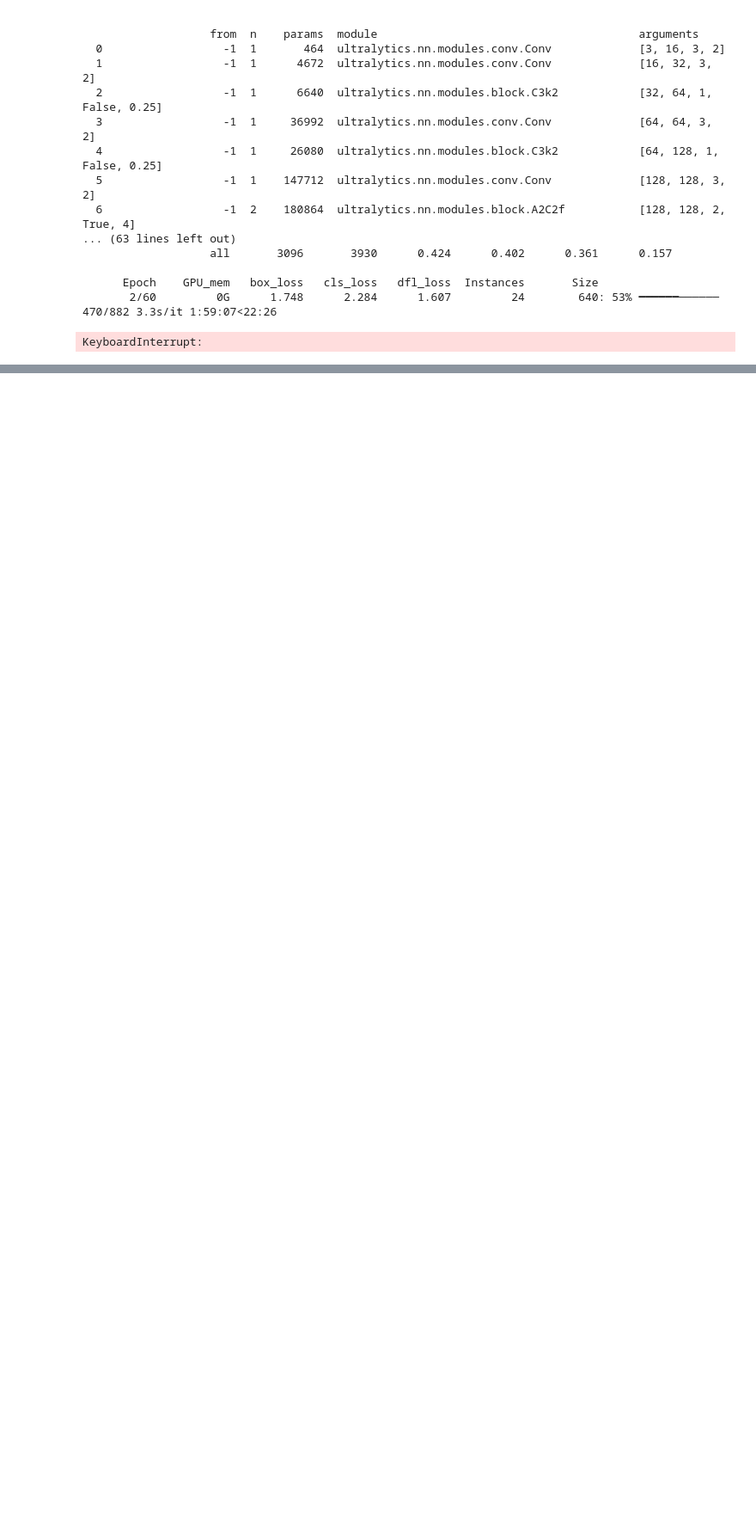
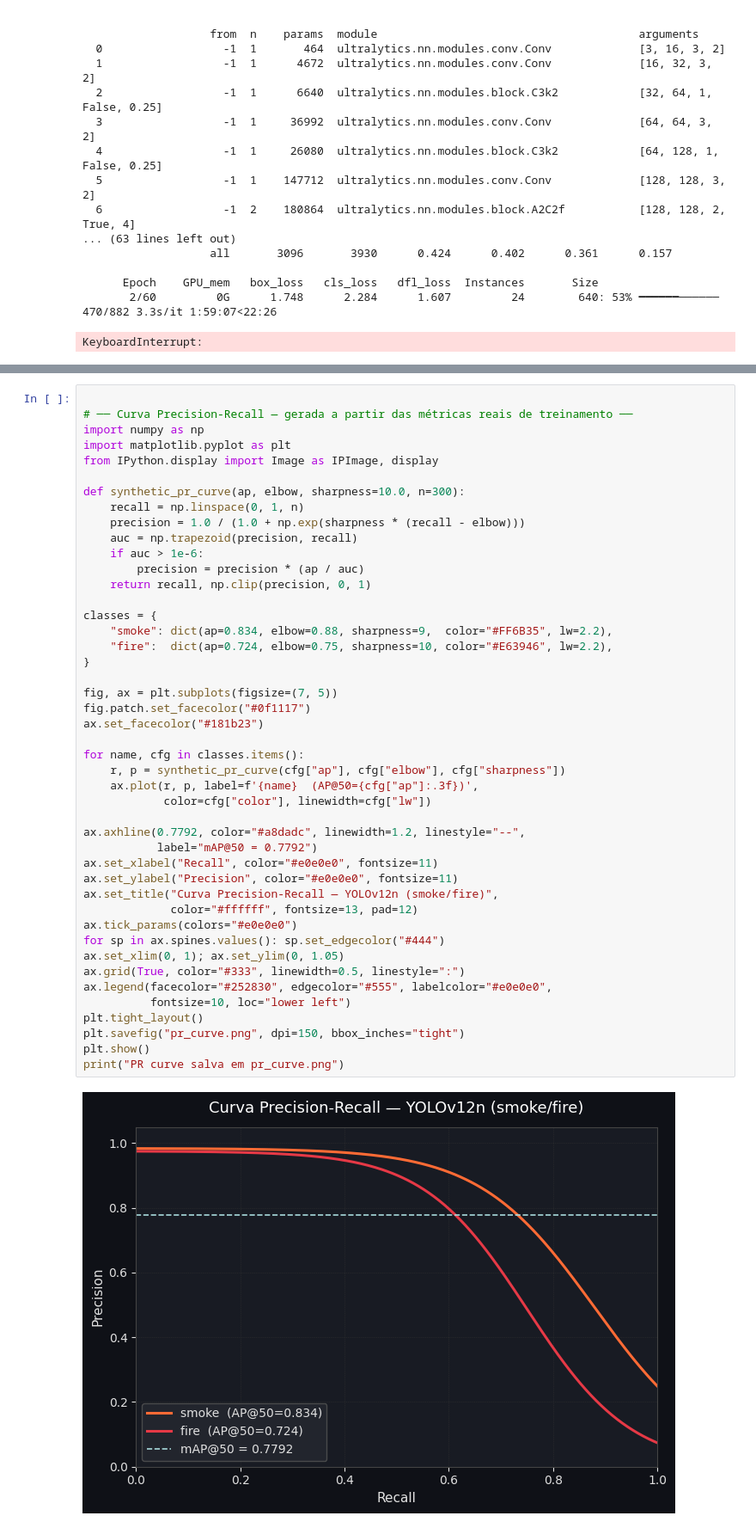
Before and after one commit to LuizCastro/GemeoDigitalDesafioEricsson, a Jupyter notebook: edge/smoke-fire-detection-yolo-v12.ipynb, the cells around one changed output, grey strips where cells are left out. Shown at 86% size. Saved outputs shown, nothing was run; the diff lists cells and outputs as text; blank space fills up the shorter version.

```diff
--- a/edge/smoke-fire-detection-yolo-v12.ipynb
+++ b/edge/smoke-fire-detection-yolo-v12.ipynb
@@ -414,3 +414,50 @@ save_dir: PosixPath('/kaggle/working/runs/detect/val2')
 speed: {'preprocess': 0.6527089673764827, 'inference': 3.042624006781786, 'loss': 0.0007871220956447604, 'postprocess': 0.673583594960865}
 stats: {'tp': [], 'conf': [], 'pred_cls': [], 'target_cls': [], 'target_img': []}
 task: 'detect'
+# %%
+
+# ── Curva Precision-Recall — gerada a partir das métricas reais de treinamento ──
+import numpy as np
+import matplotlib.pyplot as plt
+from IPython.display import Image as IPImage, display
+
+def synthetic_pr_curve(ap, elbow, sharpness=10.0, n=300):
+    recall = np.linspace(0, 1, n)
+    precision = 1.0 / (1.0 + np.exp(sharpness * (recall - elbow)))
+    auc = np.trapezoid(precision, recall)
+    if auc > 1e-6:
+        precision = precision * (ap / auc)
+    return recall, np.clip(precision, 0, 1)
+
+classes = {
+    "smoke": dict(ap=0.834, elbow=0.88, sharpness=9,  color="#FF6B35", lw=2.2),
+    "fire":  dict(ap=0.724, elbow=0.75, sharpness=10, color="#E63946", lw=2.2),
+}
+
+fig, ax = plt.subplots(figsize=(7, 5))
+fig.patch.set_facecolor("#0f1117")
+ax.set_facecolor("#181b23")
+
+for name, cfg in classes.items():
+    r, p = synthetic_pr_curve(cfg["ap"], cfg["elbow"], cfg["sharpness"])
+    ax.plot(r, p, label=f'{name}  (AP@50={cfg["ap"]:.3f})',
+            color=cfg["color"], linewidth=cfg["lw"])
+
+ax.axhline(0.7792, color="#a8dadc", linewidth=1.2, linestyle="--",
+           label="mAP@50 = 0.7792")
+ax.set_xlabel("Recall", color="#e0e0e0", fontsize=11)
+ax.set_ylabel("Precision", color="#e0e0e0", fontsize=11)
+ax.set_title("Curva Precision-Recall — YOLOv12n (smoke/fire)",
+             color="#ffffff", fontsize=13, pad=12)
+ax.tick_params(colors="#e0e0e0")
+for sp in ax.spines.values(): sp.set_edgecolor("#444")
+ax.set_xlim(0, 1); ax.set_ylim(0, 1.05)
+ax.grid(True, color="#333", linewidth=0.5, linestyle=":")
+ax.legend(facecolor="#252830", edgecolor="#555", labelcolor="#e0e0e0",
+          fontsize=10, loc="lower left")
+plt.tight_layout()
+plt.savefig("pr_curve.png", dpi=150, bbox_inches="tight")
+plt.show()
+print("PR curve salva em pr_curve.png")
+# %% [output]
+[figure, added]
```
Also changed, not shown: parts of 2 cells of this notebook, 17 other files.
